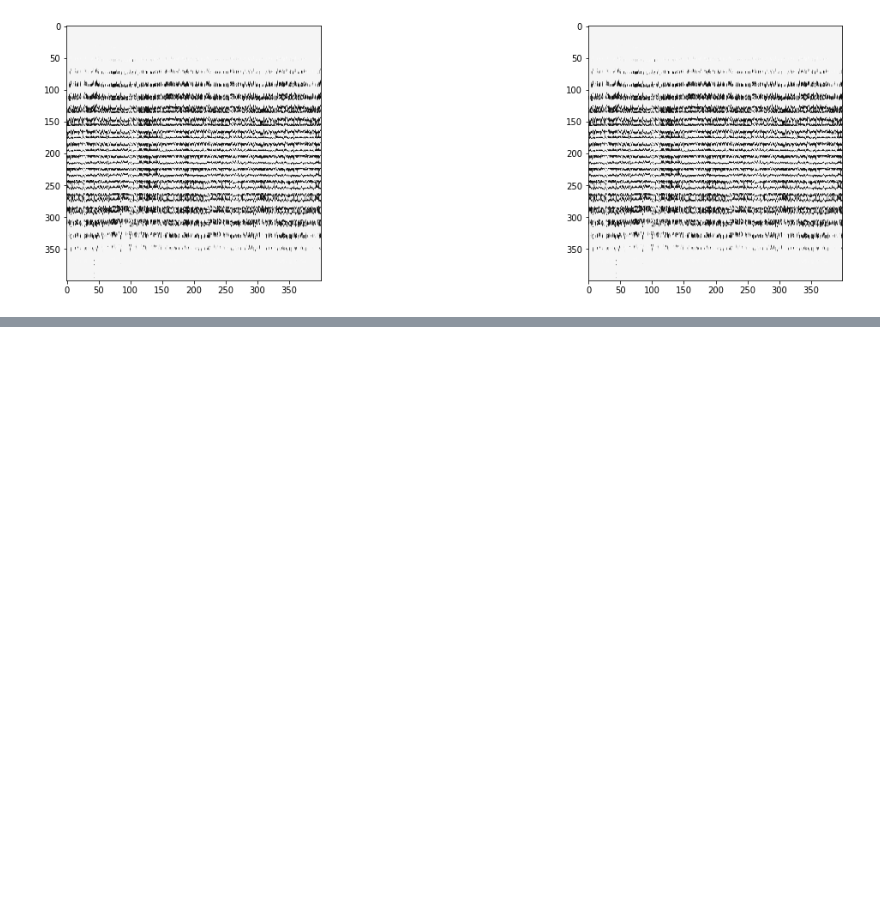
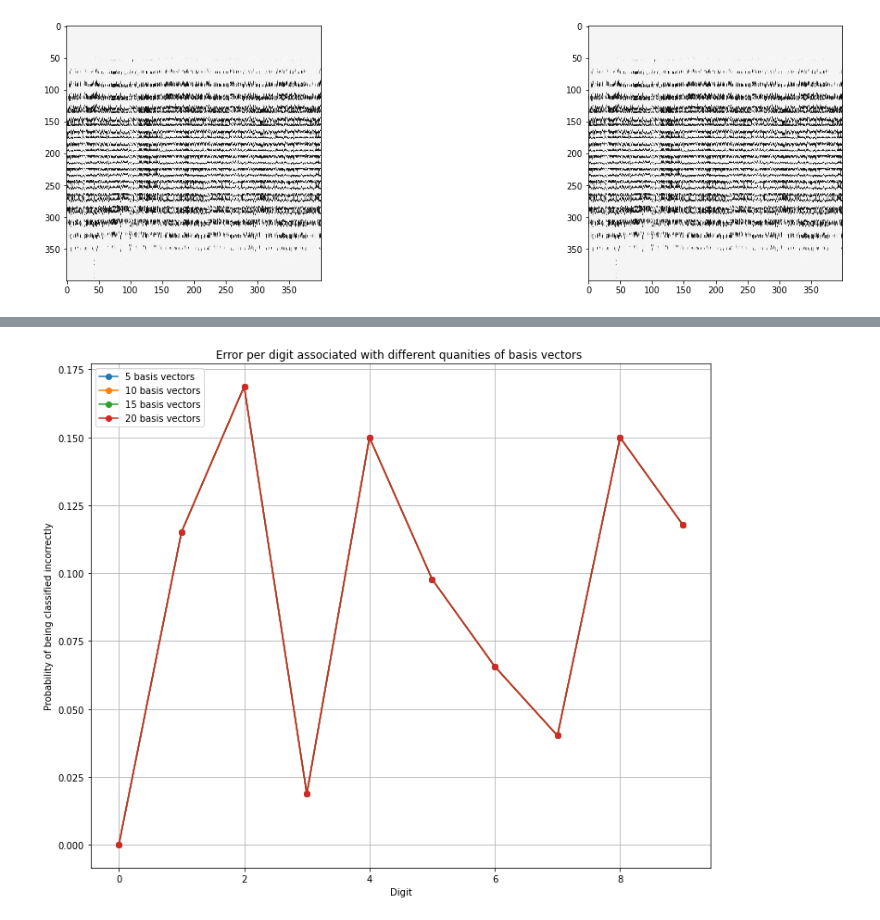
Before and after one commit to qherm/math425-final-project, a Jupyter notebook: Problem 3.ipynb, the cells around one changed output, grey strips where cells are left out. Cells and saved outputs as stored; diff of their text form; code cells hidden in the pictures; blank space fills up the shorter version.

```diff
--- a/Problem 3.ipynb
+++ b/Problem 3.ipynb
@@ -215,0 +244,17 @@ print(incorrect_samples)
+# %%
+def modified_classify(Us,y,r):
+    risiduals=[]
+    for i in range(10):
+        singular_vector=np.reshape(Us[i][1],(400,1))
+        #400x400=(1x400)(400x1)
+        x_i = la.solve(singular_vector@singular_vector.T,singular_vector.T@np.reshape(y,(400,1)))
+        diff = la.norm(y-singular_vector.T@x_i)
+        #res=la.norm(y-Us[i][1])
+        risiduals.append(diff)
+    sorted_risiduals=sorted(risiduals, key = float)
+    if sorted_risiduals[1]-sorted_risiduals[0]>.1:
+        return risiduals.index(sorted_risiduals[0])
+
+
+    else:
+        return classify_y(Us,y,r)
@@ -215,0 +307,17 @@ print(incorrect_samples)
+# %%
+#show behavior of different basis
+fig, ax = plt.subplots(figsize=(12, 10))
+x=np.arange(10)
+plt.title("Error per digit associated with different quanities of basis vectors ")
+plt.xlabel("Digit")
+plt.ylabel("Probability of being classified incorrectly")
+
+ax.plot(x,new_errors[1],'o-',label ="5 basis vectors")
+ax.plot(x,new_errors[2],'o-',label ="10 basis vectors")
+ax.plot(x,new_errors[3],'o-',label ="15 basis vectors")
+ax.plot(x,new_errors[4],'o-',label ="20 basis vectors")
+plt.legend(['5 basis vectors', '10 basis vectors', '15 basis vectors', '20 basis vectors'], loc='upper left')
+plt.grid()
+plt.show()
+# %% [output]
+[figure, added]
```
Also changed, not shown: parts of 14 cells of this notebook.
